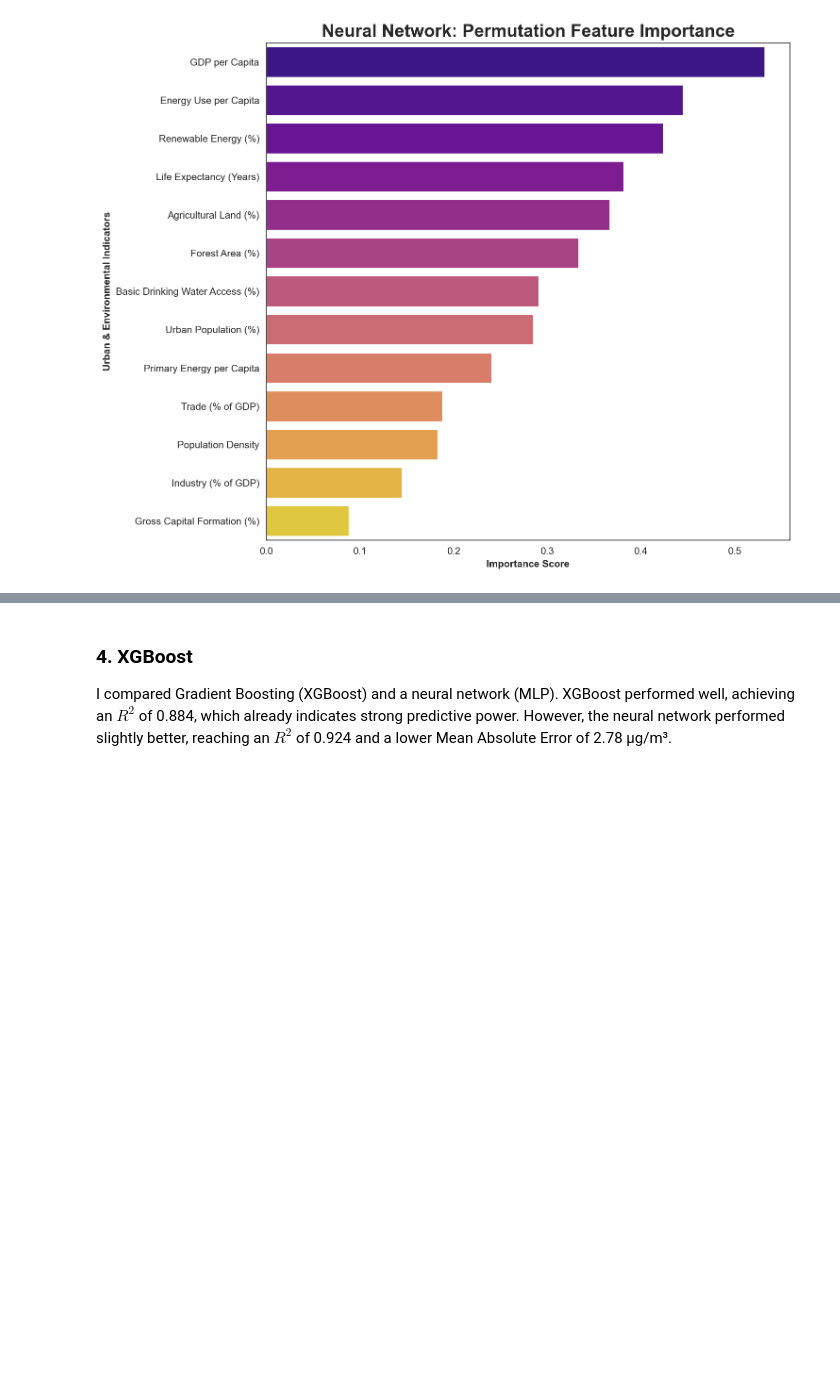
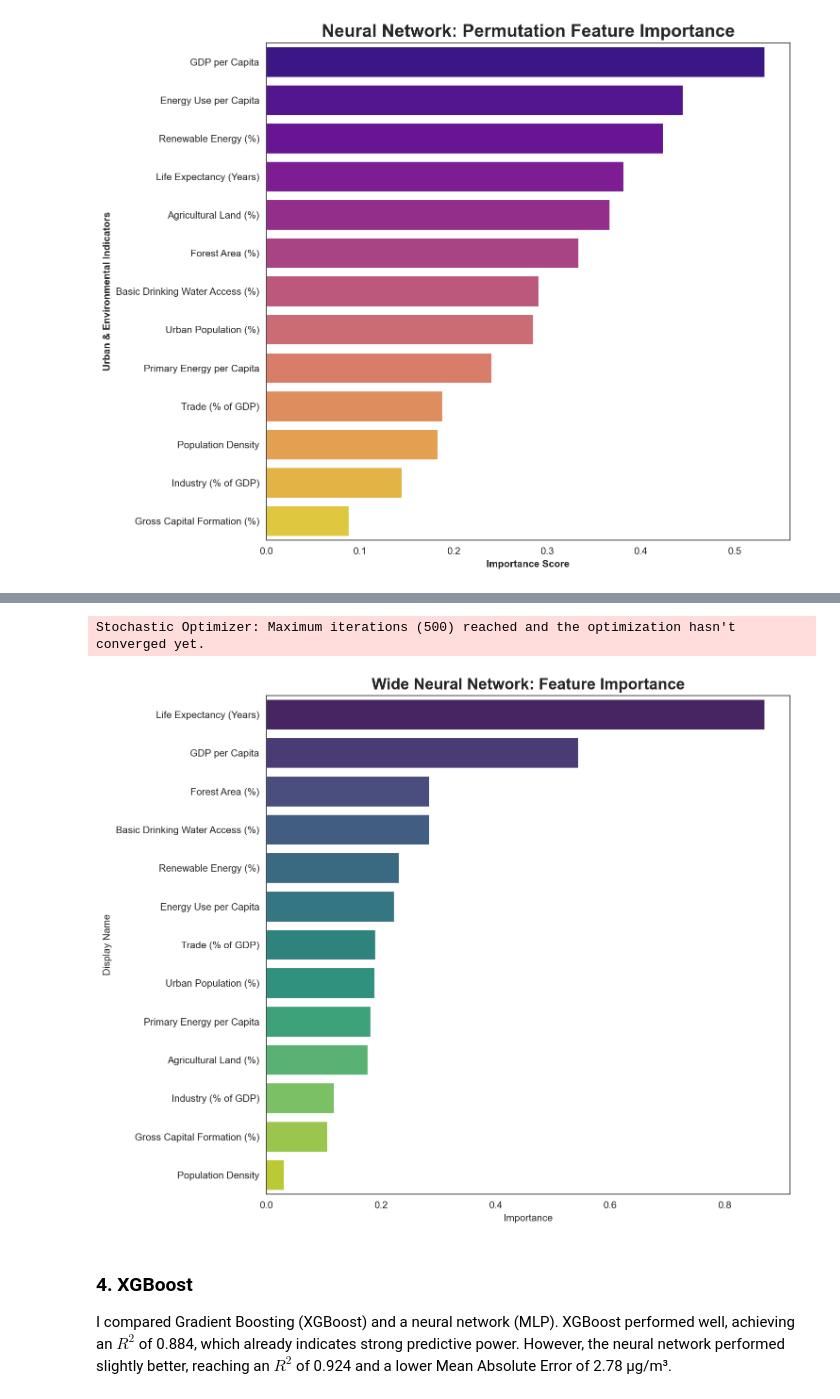
Before and after one commit to chrislowzhengxi/intro-ml, a Jupyter notebook: project/code.ipynb, the cells around one changed output, grey strips where cells are left out. Drawn from its saved outputs; the diff is of its cells as text; code cells hidden in the pictures; blank space fills up the shorter version.

```diff
--- a/project/code.ipynb
+++ b/project/code.ipynb
@@ -943,0 +959,64 @@ plt.show()
+# %%
+import time
+from sklearn.metrics import mean_squared_error, median_absolute_error, r2_score, mean_absolute_error
+
+scaler = StandardScaler()
+
+X = df[pure_features]
+y = df['pm25']
+
+X_train, X_test, y_train, y_test = train_test_split(X, y, test_size=0.2, random_state=42)
+scaler = StandardScaler()
+X_train_scaled = scaler.fit_transform(X_train)
+X_test_scaled = scaler.transform(X_test)
+
+
+start = time.time()
+nn_fast = MLPRegressor(
+    hidden_layer_sizes=(256,),  # Wide but shallow
+    activation='relu',
+    solver='adam',
+    max_iter=500,
+    early_stopping=True,  # Speed up training
+    validation_fraction=0.1,
+    n_iter_no_change=10,
+    random_state=42
+)
+nn_fast.fit(X_train_scaled, y_train)
+end = time.time()
+
+
+y_pred_fast = nn_fast.predict(X_test_scaled)
+
+print(f"WIDE NEURAL NETWORK (FAST): ")
+print(f"Training Time: {end - start:.4f} seconds")
+print(f"Stopped at iteration: {nn_fast.n_iter_}")
+print(f"R2 Score: {r2_score(y_test, y_pred_fast):.3f}")
+print(f"MAE: {mean_absolute_error(y_test, y_pred_fast):.2f} µg/m³")
+
+
+print("\nWide NN Feature Importances:")
+result_fast = permutation_importance(nn_fast, X_test_scaled, y_test, n_repeats=3, random_state=42)
+sorted_idx_fast = result_fast.importances_mean.argsort()[::-1]
+for i in sorted_idx_fast:
+    print(f"  {pure_features[i]}: {result_fast.importances_mean[i]:.4f}")
+
+
+# Plotting
+fast_imp_data = []
+for i in sorted_idx_fast:
+    fast_imp_data.append({
+        'Feature': pure_features[i],
+        'Importance': result_fast.importances_mean[i]
+    })
+
+fast_imp_df = pd.DataFrame(fast_imp_data)
+fast_imp_df['Display Name'] = fast_imp_df['Feature'].map(feature_labels)
+
+
+plt.figure(figsize=(10, 8), dpi=150)
+sns.barplot(data=fast_imp_df, x='Importance', y='Display Name', hue='Display Name', palette='viridis', legend=False)
+plt.title('Wide Neural Network: Feature Importance', fontweight='bold', fontsize=16)
+plt.tight_layout()
+plt.show()
+# %% [output]
@@ -944,3 +1043,5 @@ plt.show()
+Stochastic Optimizer: Maximum iterations (500) reached and the optimization hasn't converged yet.
+[figure, added]
 # %% [markdown]
 ### 4. XGBoost
 
```
Also changed, not shown: parts of 7 cells of this notebook.
